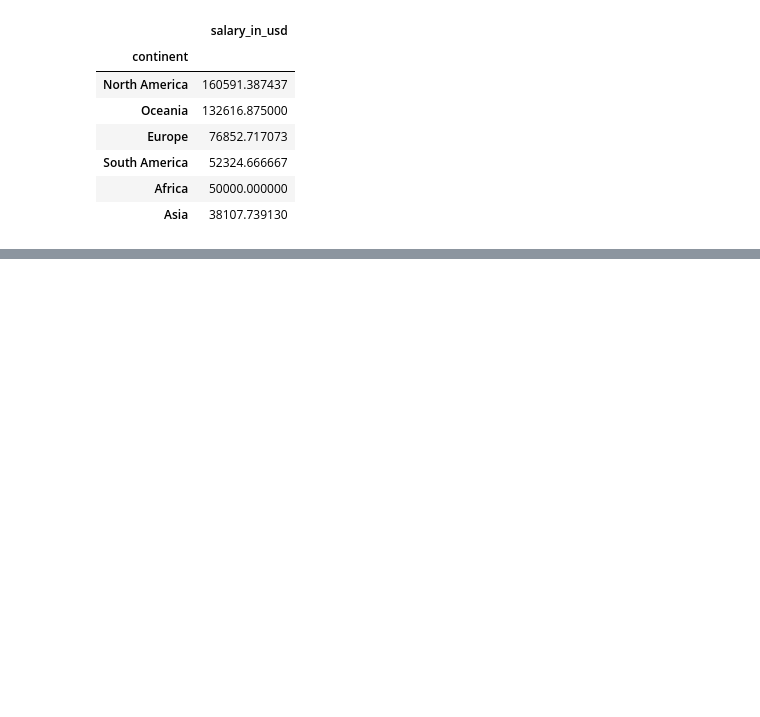
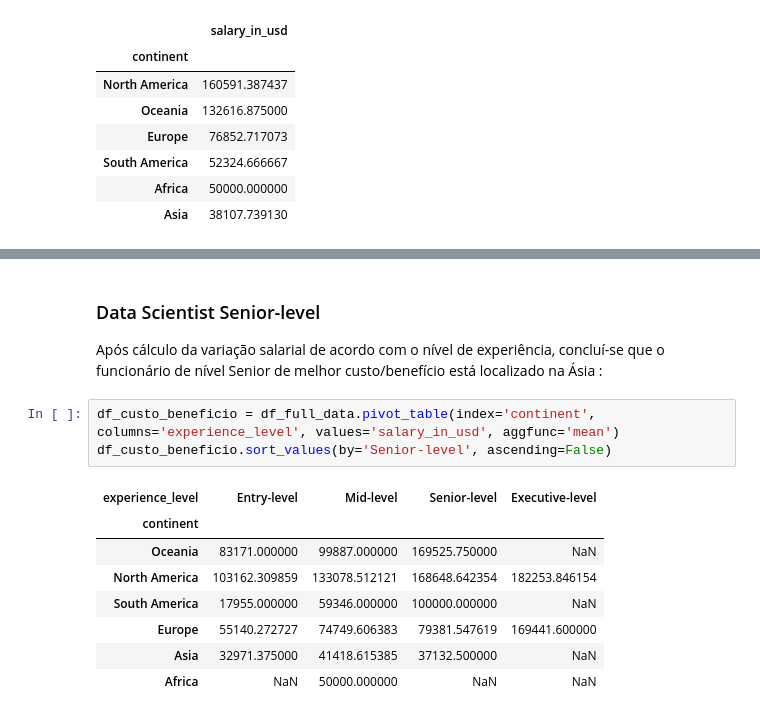
Before and after one commit to orafaelvinicius/Ada_tech, a Jupyter notebook: Tecnicas de programação I/Pasta Geral/Projeto/Projeto.ipynb, the cells around one changed output, grey strips where cells are left out. Drawn from its saved outputs; the diff is of its cells as text; blank space fills up the shorter version.

```diff
--- a/Tecnicas de programação I/Pasta Geral/Projeto/Projeto.ipynb
+++ b/Tecnicas de programação I/Pasta Geral/Projeto/Projeto.ipynb
@@ -491,0 +549,15 @@ Lembrando que
+# %% [markdown]
+### Data Scientist Senior-level
+Após cálculo da variação salarial de acordo com o nível de experiência, concluí-se que o funcionário de nível Senior de melhor custo/benefício está localizado na Ásia :
+# %%
+df_custo_beneficio = df_full_data.pivot_table(index='continent', columns='experience_level', values='salary_in_usd', aggfunc='mean')
+df_custo_beneficio.sort_values(by='Senior-level', ascending=False)
+# %% [output]
+| experience_level | Entry-level | Mid-level | Senior-level | Executive-level |
+| continent |  |  |  |  |
+| Oceania | 83171.000000 | 99887.000000 | 169525.750000 | NaN |
+| North America | 103162.309859 | 133078.512121 | 168648.642354 | 182253.846154 |
+| South America | 17955.000000 | 59346.000000 | 100000.000000 | NaN |
+| Europe | 55140.272727 | 74749.606383 | 79381.547619 | 169441.600000 |
+| Asia | 32971.375000 | 41418.615385 | 37132.500000 | NaN |
+| Africa | NaN | 50000.000000 | NaN | NaN |
```
Also changed, not shown: parts of 49 cells of this notebook.
